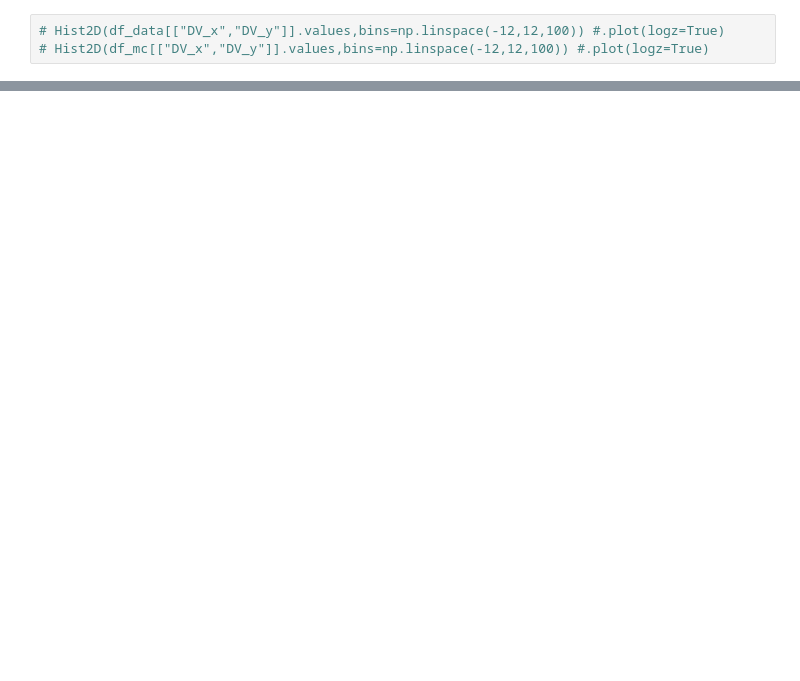
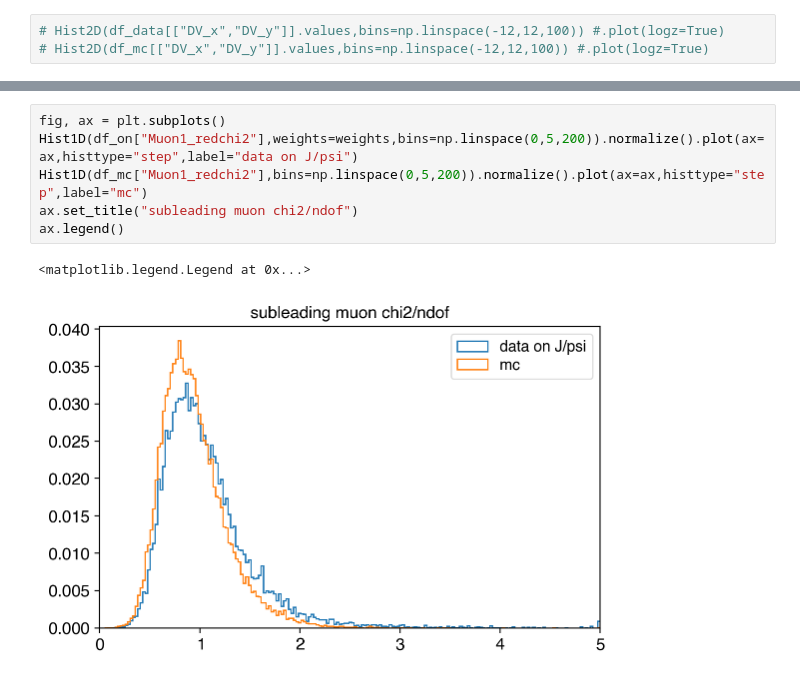
Before and after one commit to usarica/scouting, a Jupyter notebook: analysis/distributions.ipynb, the cells around one changed output, grey strips where cells are left out. Drawn from its saved outputs; the diff is of its cells as text; blank space fills up the shorter version.

```diff
--- a/analysis/distributions.ipynb
+++ b/analysis/distributions.ipynb
@@ -466,0 +432,9 @@ df.filter(like="Muon")
+# %%
+fig, ax = plt.subplots()
+Hist1D(df_on["Muon1_redchi2"],weights=weights,bins=np.linspace(0,5,200)).normalize().plot(ax=ax,histtype="step",label="data on J/psi")
+Hist1D(df_mc["Muon1_redchi2"],bins=np.linspace(0,5,200)).normalize().plot(ax=ax,histtype="step",label="mc")
+ax.set_title("subleading muon chi2/ndof")
+ax.legend()
+# %% [output]
+<matplotlib.legend.Legend at 0x...>
+[figure, added]
```
Also changed, not shown: parts of 33 cells of this notebook, 14 other files.
